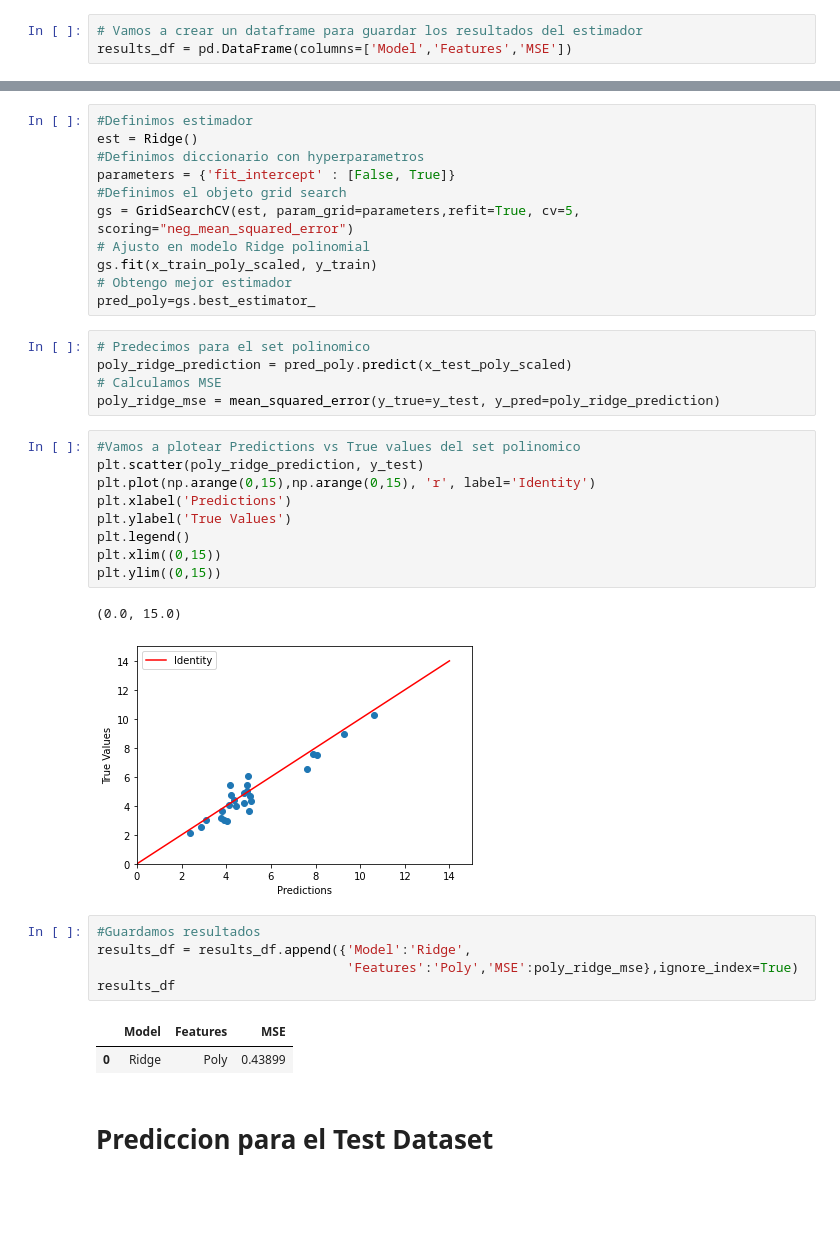
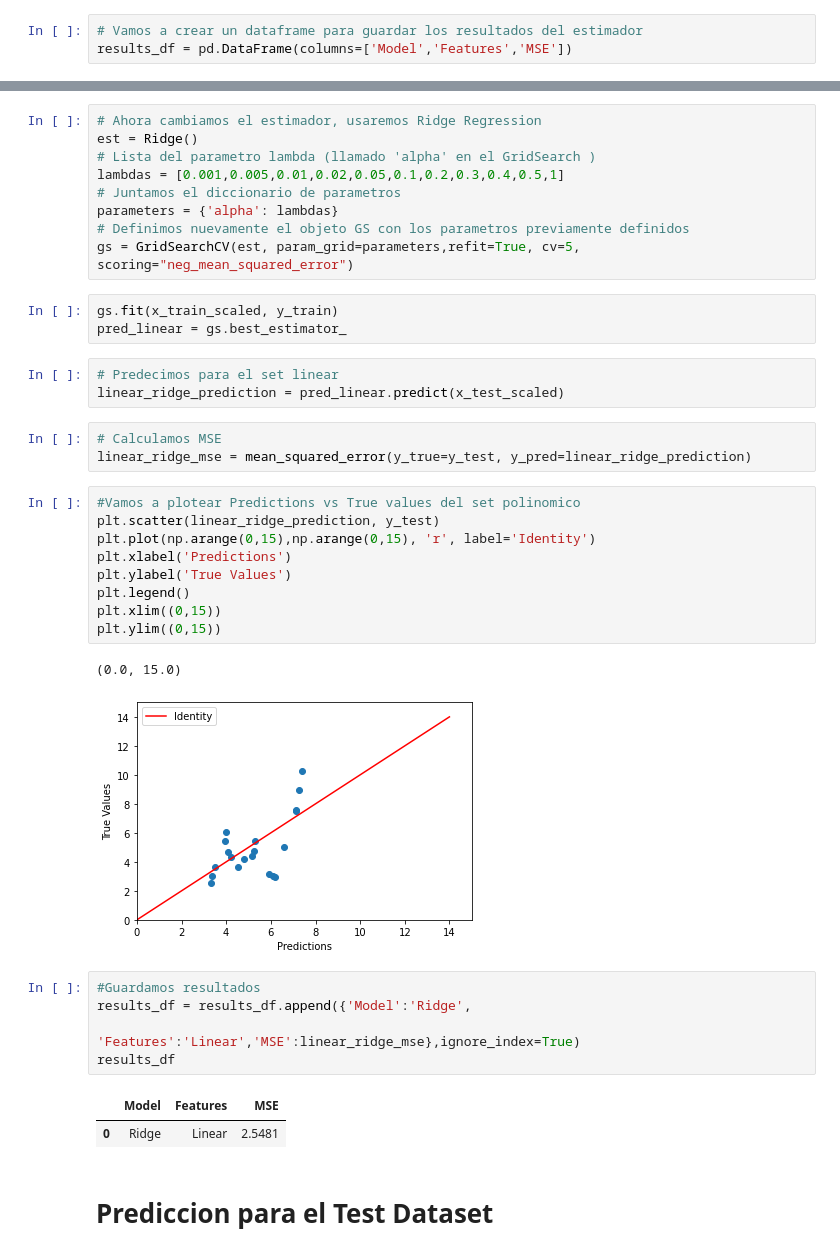
Before and after one commit to FabrizioV97/TP_Clase_08, a Jupyter notebook: TP_Clase_08.ipynb, the cells around one changed output, grey strips where cells are left out. Drawn from its saved outputs; the diff is of its cells as text; blank space fills up the shorter version.

```diff
--- a/TP_Clase_08.ipynb
+++ b/TP_Clase_08.ipynb
@@ -105,39 +98,41 @@ results_df = pd.DataFrame(columns=['Model','Features','MSE'])
-# %%
-#Definimos estimador
-est = Ridge()
-#Definimos diccionario con hyperparametros
-parameters = {'fit_intercept' : [False, True]}
-#Definimos el objeto grid search
-gs = GridSearchCV(est, param_grid=parameters,refit=True, cv=5, scoring="neg_mean_squared_error")
-# Ajusto en modelo Ridge polinomial
-gs.fit(x_train_poly_scaled, y_train)
-# Obtengo mejor estimador
-pred_poly=gs.best_estimator_
+# %%
+# Ahora cambiamos el estimador, usaremos Ridge Regression
+est = Ridge()
+# Lista del parametro lambda (llamado 'alpha' en el GridSearch )
+lambdas = [0.001,0.005,0.01,0.02,0.05,0.1,0.2,0.3,0.4,0.5,1]
+# Juntamos el diccionario de parametros
+parameters = {'alpha': lambdas}
+# Definimos nuevamente el objeto GS con los parametros previamente definidos
+gs = GridSearchCV(est, param_grid=parameters,refit=True, cv=5, scoring="neg_mean_squared_error")
+# %%
+gs.fit(x_train_scaled, y_train)
+pred_linear = gs.best_estimator_
+# %%
+# Predecimos para el set linear
+linear_ridge_prediction = pred_linear.predict(x_test_scaled)
 # %%
-# Predecimos para el set polinomico
-poly_ridge_prediction = pred_poly.predict(x_test_poly_scaled)
 # Calculamos MSE
-poly_ridge_mse = mean_squared_error(y_true=y_test, y_pred=poly_ridge_prediction)
+linear_ridge_mse = mean_squared_error(y_true=y_test, y_pred=linear_ridge_prediction)
 # %%
 #Vamos a plotear Predictions vs True values del set polinomico
-plt.scatter(poly_ridge_prediction, y_test)
+plt.scatter(linear_ridge_prediction, y_test)
 plt.plot(np.arange(0,15),np.arange(0,15), 'r', label='Identity')
 plt.xlabel('Predictions')
 plt.ylabel('True Values')
 plt.legend()
 plt.xlim((0,15))
 plt.ylim((0,15))
 # %% [output]
 (0.0, 15.0)
-[figure, old version]
+[figure, new version]
 # %%
 #Guardamos resultados
 results_df = results_df.append({'Model':'Ridge',
-                                'Features':'Poly','MSE':poly_ridge_mse},ignore_index=True)
+                                'Features':'Linear','MSE':linear_ridge_mse},ignore_index=True)
 results_df
 # %% [output]
 |  | Model | Features | MSE |
-| 0 | Ridge | Poly | 0.43899 |
+| 0 | Ridge | Linear | 2.5481 |
 # %% [markdown]
 # Prediccion para el Test Dataset
 # %%
```
Also changed, not shown: parts of 6 cells of this notebook.
